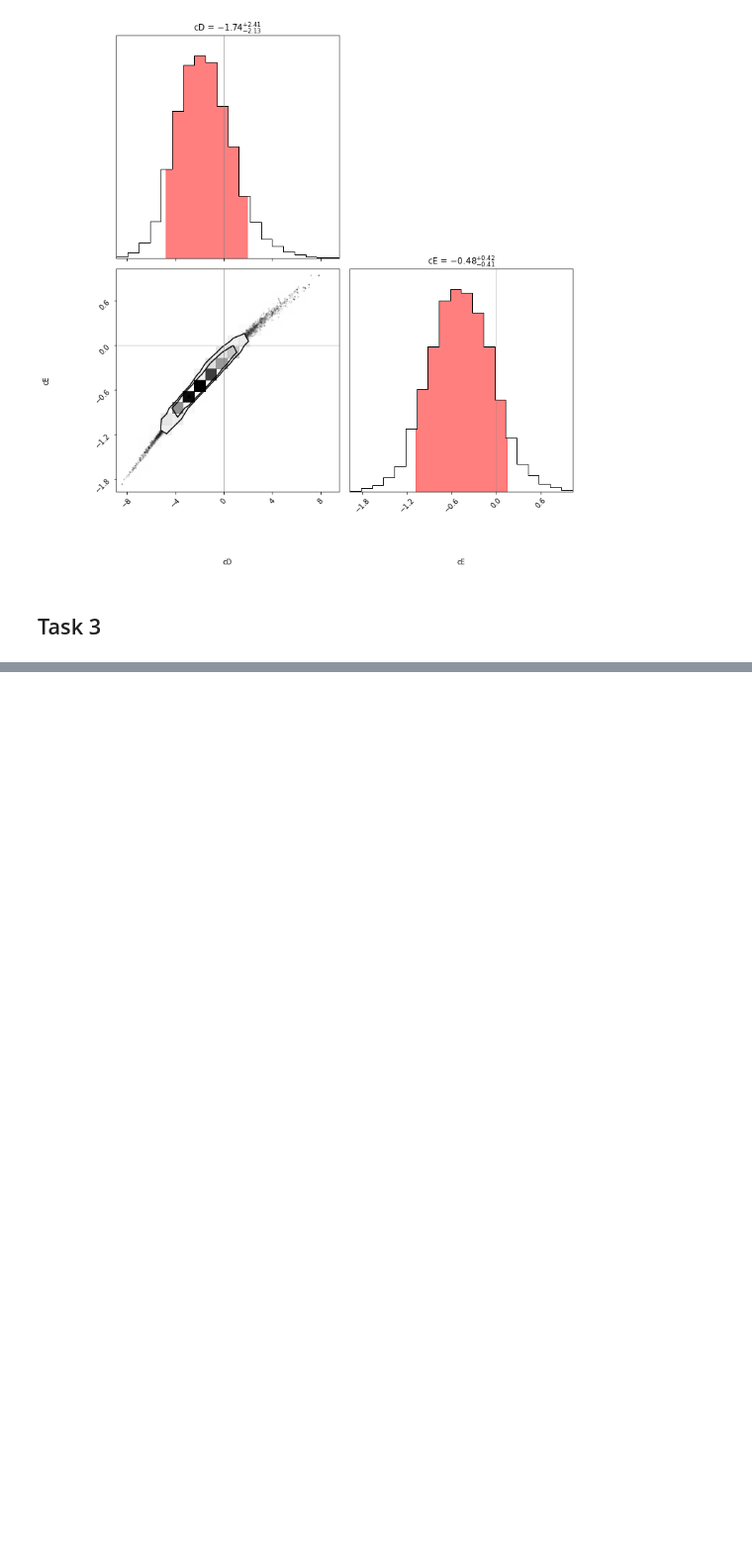
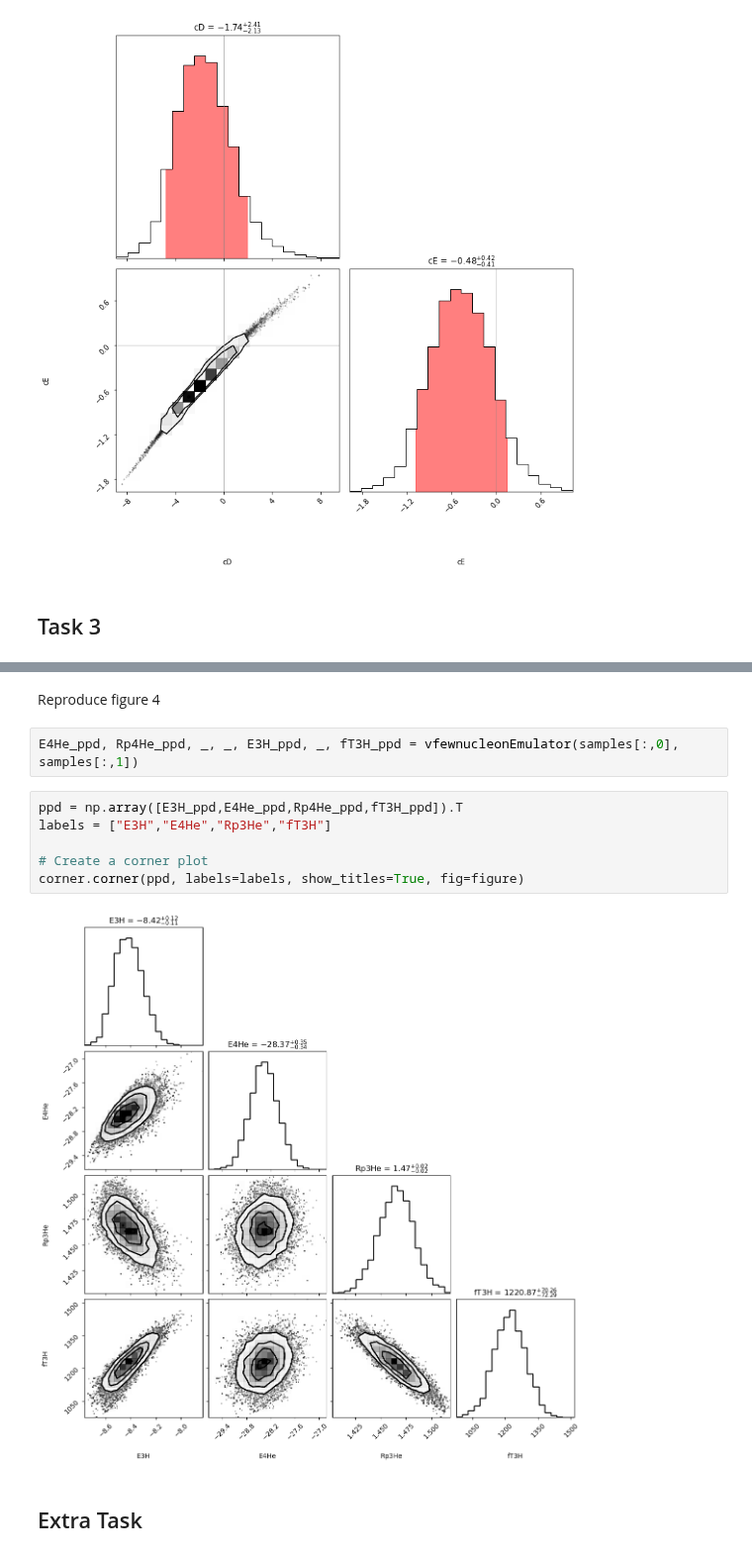
Before and after one commit to stach/lfd-project, a Jupyter notebook: Project1/project1.ipynb, the cells around one changed output, grey strips where cells are left out. Shown at 99% size. Saved outputs shown, nothing was run; the diff lists cells and outputs as text; blank space fills up the shorter version.

Commit message:
task 3

```diff
--- a/Project1/project1.ipynb
+++ b/Project1/project1.ipynb
@@ -427,0 +432,14 @@ plt.show()
+# %% [markdown]
+Reproduce figure 4
+# %%
+E4He_ppd, Rp4He_ppd, _, _, E3H_ppd, _, fT3H_ppd = vfewnucleonEmulator(samples[:,0], samples[:,1])
+# %%
+ppd = np.array([E3H_ppd,E4He_ppd,Rp4He_ppd,fT3H_ppd]).T
+labels = ["E3H","E4He","Rp3He","fT3H"]
+
+# Create a corner plot
+corner.corner(ppd, labels=labels, show_titles=True, fig=figure)
+# %% [output]
+[figure, added]
+# %% [markdown]
+## Extra Task
```
Also changed, not shown: parts of 1 cell of this notebook.
